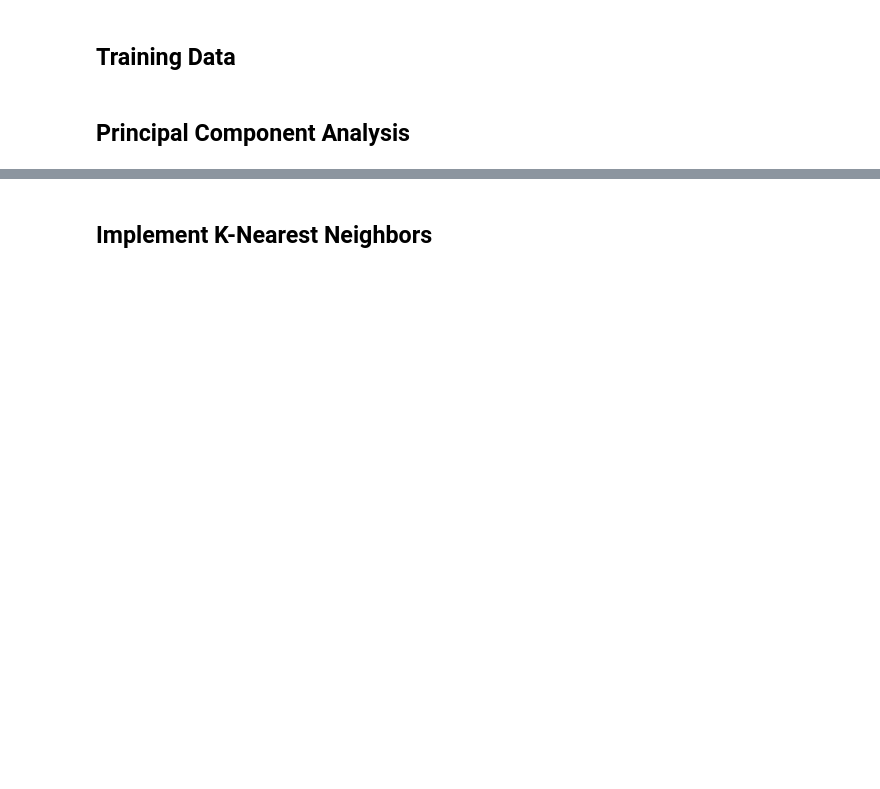
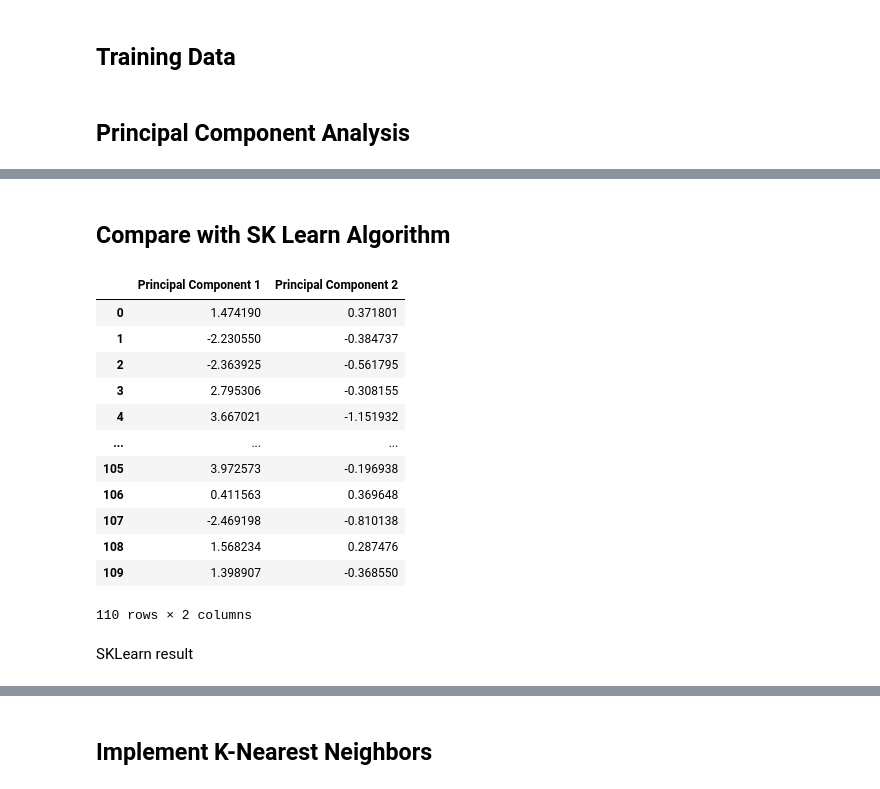
Before and after one commit to luisespriella9/ML-Algorithms, a Jupyter notebook: K-Nearest-Neighbors.ipynb, the cells around one changed output, grey strips where cells are left out. Saved outputs shown, nothing was run; the diff lists cells and outputs as text; code cells hidden in the pictures; blank space fills up the shorter version.

```diff
--- a/K-Nearest-Neighbors.ipynb
+++ b/K-Nearest-Neighbors.ipynb
@@ -171,0 +156,20 @@ KeyError: 'PetalLengthCm'
+# %% [markdown]
+## Compare with SK Learn Algorithm
+# %%
+pca_train_data
+# %% [output]
+|  | Principal Component 1 | Principal Component 2 |
+| 0 | 1.474190 | 0.371801 |
+| 1 | -2.230550 | -0.384737 |
+| 2 | -2.363925 | -0.561795 |
+| 3 | 2.795306 | -0.308155 |
+| 4 | 3.667021 | -1.151932 |
+| ... | ... | ... |
+| 105 | 3.972573 | -0.196938 |
+| 106 | 0.411563 | 0.369648 |
+| 107 | -2.469198 | -0.810138 |
+| 108 | 1.568234 | 0.287476 |
+| 109 | 1.398907 | -0.368550 |
+110 rows × 2 columns
+# %% [markdown]
+SKLearn result
```
Also changed, not shown: parts of 12 cells of this notebook.
